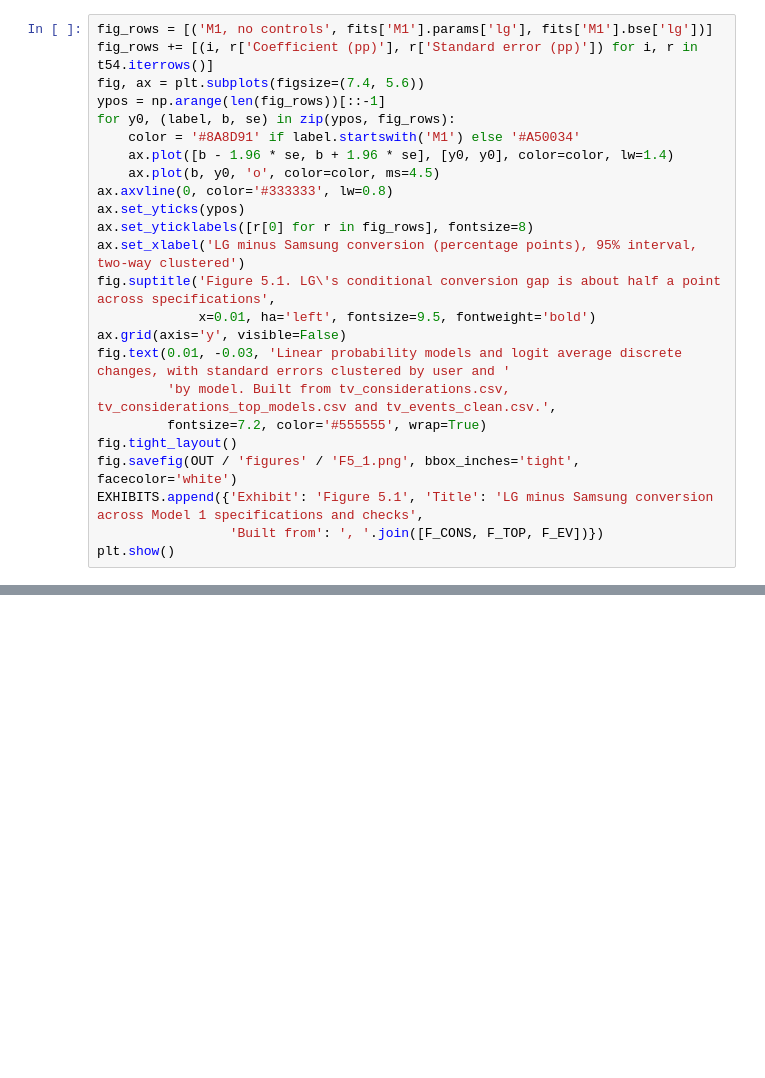
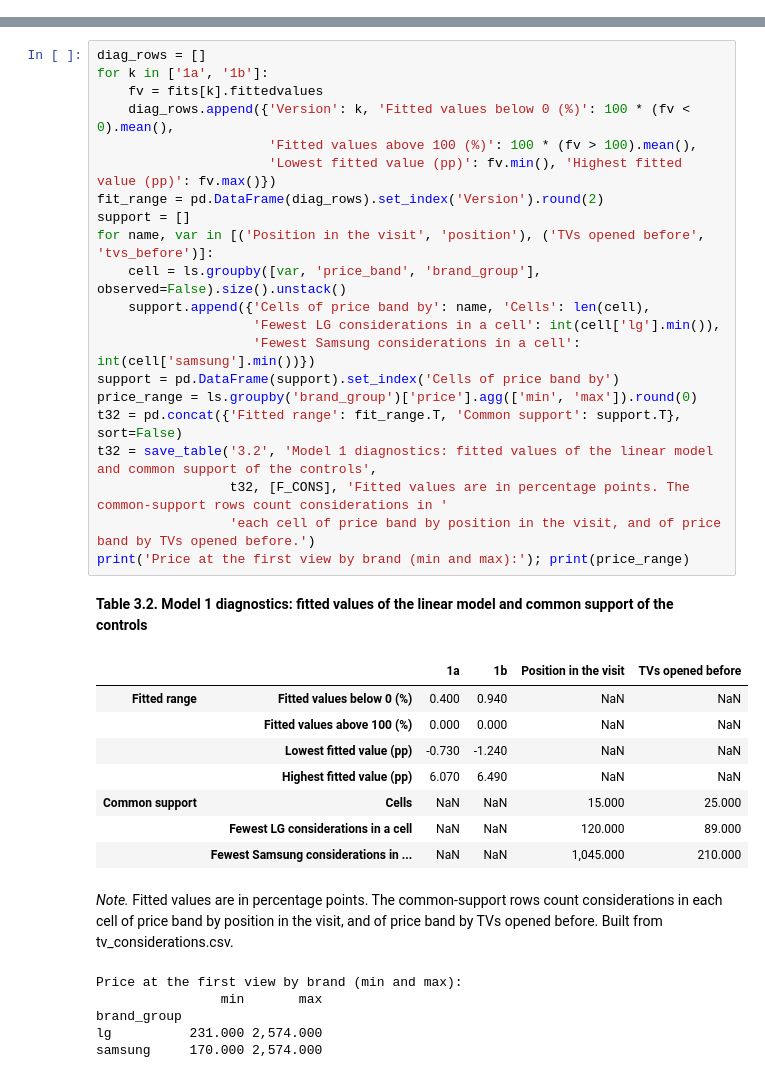
Before and after one commit to Dod0ria/Marketing-Project, a Jupyter notebook: 03_models.ipynb, the cells around one changed output, grey strips where cells are left out. Saved outputs shown, nothing was run; the diff lists cells and outputs as text; blank space fills up the shorter version.

```diff
--- a/03_models.ipynb
+++ b/03_models.ipynb
@@ -498,24 +0,0 @@ The conditional gap of about half a point is therefore stable in size across spe
-# %%
-fig_rows = [('M1, no controls', fits['M1'].params['lg'], fits['M1'].bse['lg'])]
-fig_rows += [(i, r['Coefficient (pp)'], r['Standard error (pp)']) for i, r in t54.iterrows()]
-fig, ax = plt.subplots(figsize=(7.4, 5.6))
-ypos = np.arange(len(fig_rows))[::-1]
-for y0, (label, b, se) in zip(ypos, fig_rows):
-    color = '#8A8D91' if label.startswith('M1') else '#A50034'
-    ax.plot([b - 1.96 * se, b + 1.96 * se], [y0, y0], color=color, lw=1.4)
-    ax.plot(b, y0, 'o', color=color, ms=4.5)
-ax.axvline(0, color='#333333', lw=0.8)
-ax.set_yticks(ypos)
-ax.set_yticklabels([r[0] for r in fig_rows], fontsize=8)
-ax.set_xlabel('LG minus Samsung conversion (percentage points), 95% interval, two-way clustered')
-fig.suptitle('Figure 5.1. LG\'s conditional conversion gap is about half a point across specifications',
-             x=0.01, ha='left', fontsize=9.5, fontweight='bold')
-ax.grid(axis='y', visible=False)
-fig.text(0.01, -0.03, 'Linear probability models and logit average discrete changes, with standard errors clustered by user and '
-         'by model. Built from tv_considerations.csv, tv_considerations_top_models.csv and tv_events_clean.csv.',
-         fontsize=7.2, color='#555555', wrap=True)
-fig.tight_layout()
-fig.savefig(OUT / 'figures' / 'F5_1.png', bbox_inches='tight', facecolor='white')
-EXHIBITS.append({'Exhibit': 'Figure 5.1', 'Title': 'LG minus Samsung conversion across Model 1 specifications and checks',
-                 'Built from': ', '.join([F_CONS, F_TOP, F_EV])})
-plt.show()
@@ -1014,0 +281,37 @@ display(index)
+# %%
+diag_rows = []
+for k in ['1a', '1b']:
+    fv = fits[k].fittedvalues
+    diag_rows.append({'Version': k, 'Fitted values below 0 (%)': 100 * (fv < 0).mean(),
+                      'Fitted values above 100 (%)': 100 * (fv > 100).mean(),
+                      'Lowest fitted value (pp)': fv.min(), 'Highest fitted value (pp)': fv.max()})
+fit_range = pd.DataFrame(diag_rows).set_index('Version').round(2)
+support = []
+for name, var in [('Position in the visit', 'position'), ('TVs opened before', 'tvs_before')]:
+    cell = ls.groupby([var, 'price_band', 'brand_group'], observed=False).size().unstack()
+    support.append({'Cells of price band by': name, 'Cells': len(cell),
+                    'Fewest LG considerations in a cell': int(cell['lg'].min()),
+                    'Fewest Samsung considerations in a cell': int(cell['samsung'].min())})
+support = pd.DataFrame(support).set_index('Cells of price band by')
+price_range = ls.groupby('brand_group')['price'].agg(['min', 'max']).round(0)
+t32 = pd.concat({'Fitted range': fit_range.T, 'Common support': support.T}, sort=False)
+t32 = save_table('3.2', 'Model 1 diagnostics: fitted values of the linear model and common support of the controls',
+                 t32, [F_CONS], 'Fitted values are in percentage points. The common-support rows count considerations in '
+                 'each cell of price band by position in the visit, and of price band by TVs opened before.')
+print('Price at the first view by brand (min and max):'); print(price_range)
+# %% [output]
+**Table 3.2. Model 1 diagnostics: fitted values of the linear model and common support of the controls**
+|  |  | 1a | 1b | Position in the visit | TVs opened before |
+| Fitted range | Fitted values below 0 (%) | 0.400 | 0.940 | NaN | NaN |
+|  | Fitted values above 100 (%) | 0.000 | 0.000 | NaN | NaN |
+|  | Lowest fitted value (pp) | -0.730 | -1.240 | NaN | NaN |
+|  | Highest fitted value (pp) | 6.070 | 6.490 | NaN | NaN |
+| Common support | Cells | NaN | NaN | 15.000 | 25.000 |
+|  | Fewest LG considerations in a cell | NaN | NaN | 120.000 | 89.000 |
+|  | Fewest Samsung considerations in ... | NaN | NaN | 1,045.000 | 210.000 |
+*Note.* Fitted values are in percentage points. The common-support rows count considerations in each cell of price band by position in the visit, and of price band by TVs opened before. Built from tv_considerations.csv.
+Price at the first view by brand (min and max):
+                min       max
+brand_group
+lg          231.000 2,574.000
+samsung     170.000 2,574.000
```
Also changed, not shown: parts of 67 cells of this notebook, 8 other files.
